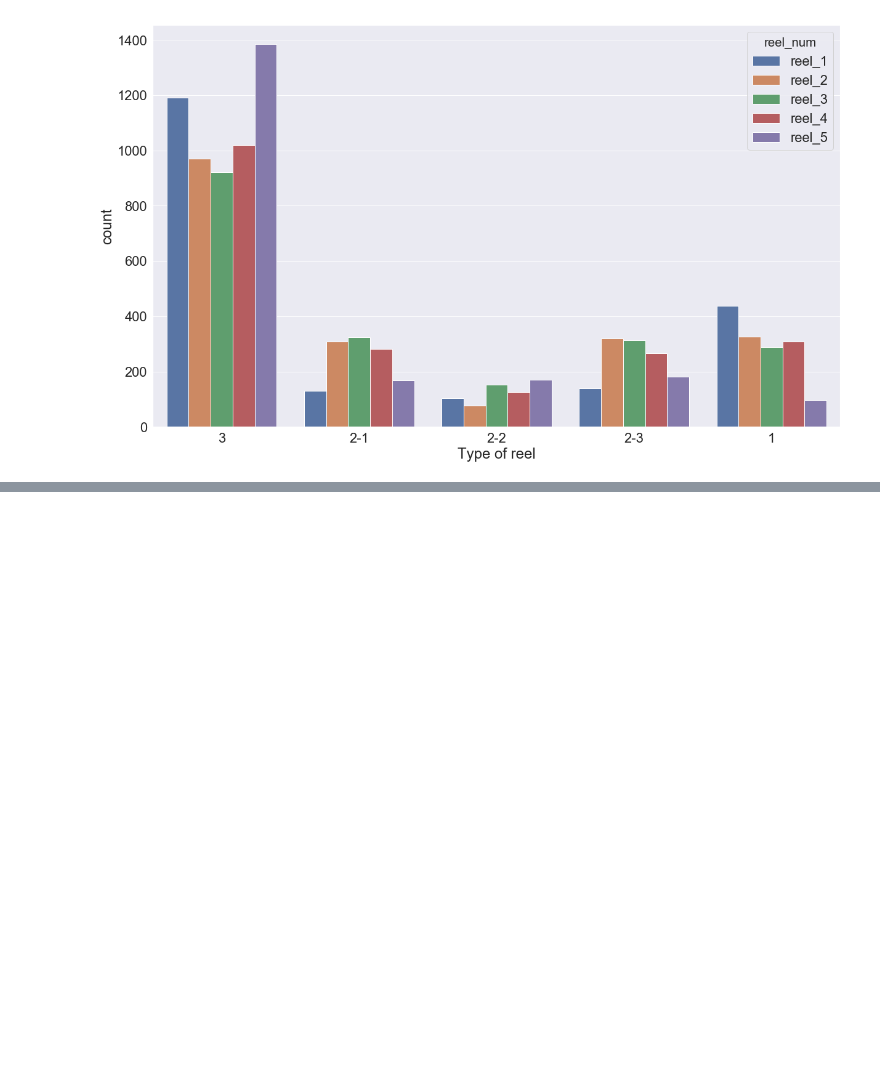
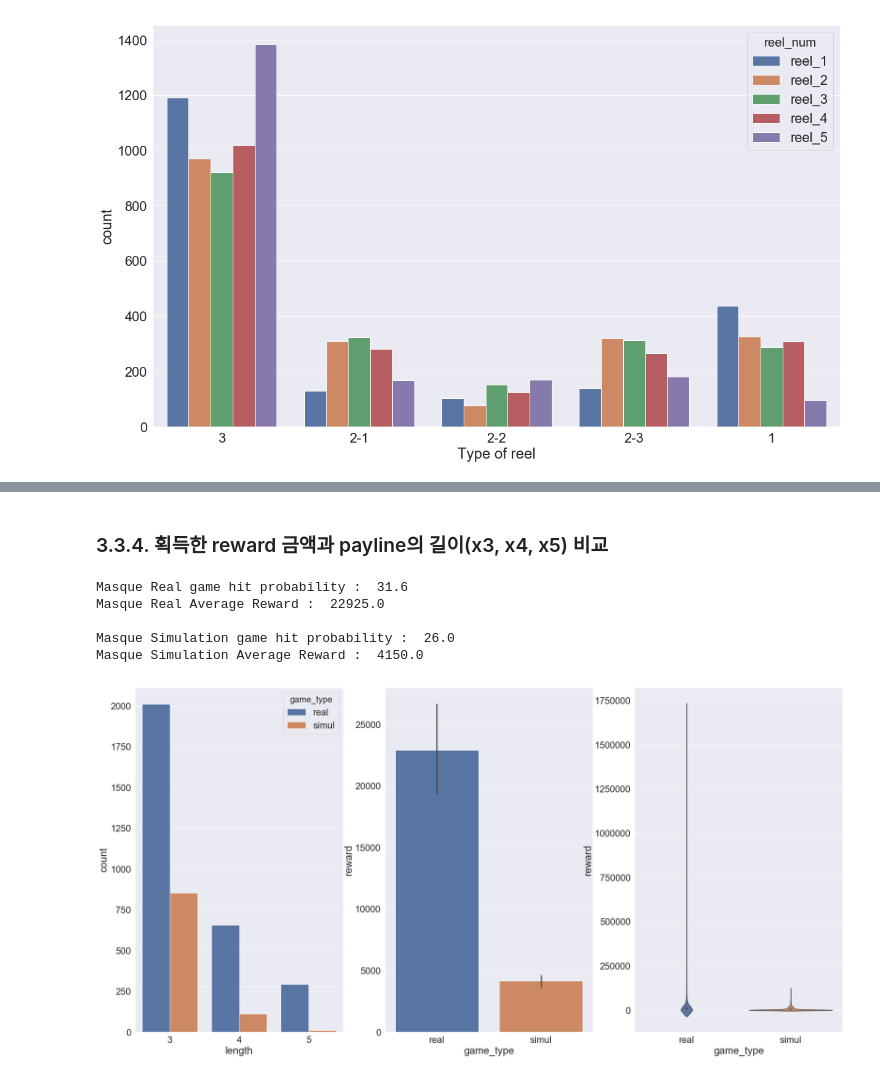
Before and after one commit to Jaepal/data-science-portfolio, a Jupyter notebook: slot_machine/Data_Exploration.ipynb, the cells around one changed output, grey strips where cells are left out. Drawn from its saved outputs; the diff is of its cells as text; code cells hidden in the pictures; blank space fills up the shorter version.

```diff
--- a/slot_machine/Data_Exploration.ipynb
+++ b/slot_machine/Data_Exploration.ipynb
@@ -1542,0 +1731,2 @@ plt.show()
+# %% [markdown]
+### 3.3.4. 획득한 reward 금액과 payline의 길이(x3, x4, x5) 비교 <a name="masque-3-3-4"></a>
@@ -1542,0 +1805,78 @@ plt.show()
+# %%
+# 게임당 당첨 금액과 당첨된 Symbol의 종류를 담을 list 생성
+
+mq_real_pay_list, mq_real_pay_type_list, mq_real_payline_num = [], [], []
+mq_simul_pay_list, mq_simul_pay_type_list, mq_simul_payline_num = [], [], []
+
+for real_game in mq_slot_result_per_game:
+    mq_real_pay_list.append(cal_masque_payline(real_game, 1500)[0])
+    mq_real_pay_type_list.extend(cal_masque_payline(real_game, 1500)[1])
+    mq_real_payline_num.extend(cal_masque_payline(real_game, 1500)[2])
+
+for simul_game in mq_simul_result_per_game:
+    mq_simul_pay_list.append(cal_masque_payline(simul_game, 1500)[0])
+    mq_simul_pay_type_list.extend(cal_masque_payline(simul_game, 1500)[1])
+    mq_simul_payline_num.extend(cal_masque_payline(simul_game, 1500)[2])
+
+
+# 당첨된 payline의 length를 담을 list 생성
+
+mq_real_payline_length = [len(pay_type) for pay_type in mq_real_pay_type_list]
+mq_simul_payline_length = [len(pay_type) for pay_type in mq_simul_pay_type_list]
+
+
+# 시각화를 위한 DataFrame 생성
+
+df_mq_pay_list = pd.DataFrame(columns=['reward', 'game_type'])
+df_mq_pay_list['reward'] = mq_real_pay_list + mq_simul_pay_list
+df_mq_pay_list['game_type'] = ['real'] * 2000 + ['simul']*2000
+
+
+df_mq_payline_length = pd.DataFrame(columns=['length', 'game_type'])
+df_mq_payline_length['length'] = mq_real_payline_length + mq_simul_payline_length
+df_mq_payline_length['game_type'] = ['real'] * len(mq_real_payline_length) + ['simul'] * len(mq_simul_payline_length)
+
+df_mq_all_payline = pd.DataFrame(columns=['payline_num', 'game_type'])
+df_mq_all_payline['payline_num'] = mq_real_payline_num + mq_simul_payline_num
+df_mq_all_payline['game_type'] = ['real'] * len(mq_real_payline_num) + ['simul'] * len(mq_simul_payline_num)
+
+
+# 게임 유형별 hit probability, average reward 출력
+
+print('Masque Real game hit probability : ', round(len([pay for pay in mq_real_pay_list if not pay == 0])/len(mq_real_pay_list)*100,2))
+print('Masque Real Average Reward : ', sum(mq_real_pay_list) / len(mq_real_pay_list),'\n')
+
+print('Masque Simulation game hit probability : ', round(len([pay for pay in mq_simul_pay_list if not pay == 0])/len(mq_simul_pay_list)*100,2))
+print('Masque Simulation Average Reward : ', sum(mq_simul_pay_list) / len(mq_simul_pay_list))
+
+
+
+## 시각화 ##
+
+
+# 3 x 2 sub plots 생성
+gs = gridspec.GridSpec(1, 3)
+plt.figure(figsize=(30,15))
+
+# 게임 유형별 reward 빈도 시각화
+ax = plt.subplot(gs[0, 0])
+sns.countplot(x='length', data=df_mq_payline_length, hue='game_type')
+
+
+# 게임 유형별 average reward 시각화
+ax = plt.subplot(gs[0, 1])
+sns.barplot(x='game_type', y='reward', data=df_mq_pay_list)
+
+
+# payline length 시각화
+ax = plt.subplot(gs[0, 2])
+sns.violinplot(x='game_type', y='reward', data=df_mq_pay_list)
+
+plt.show()
+# %% [output]
+Masque Real game hit probability :  31.6
+Masque Real Average Reward :  22925.0
+
+Masque Simulation game hit probability :  26.0
+Masque Simulation Average Reward :  4150.0
+[figure, added]
```
Also changed, not shown: parts of 89 cells of this notebook.
